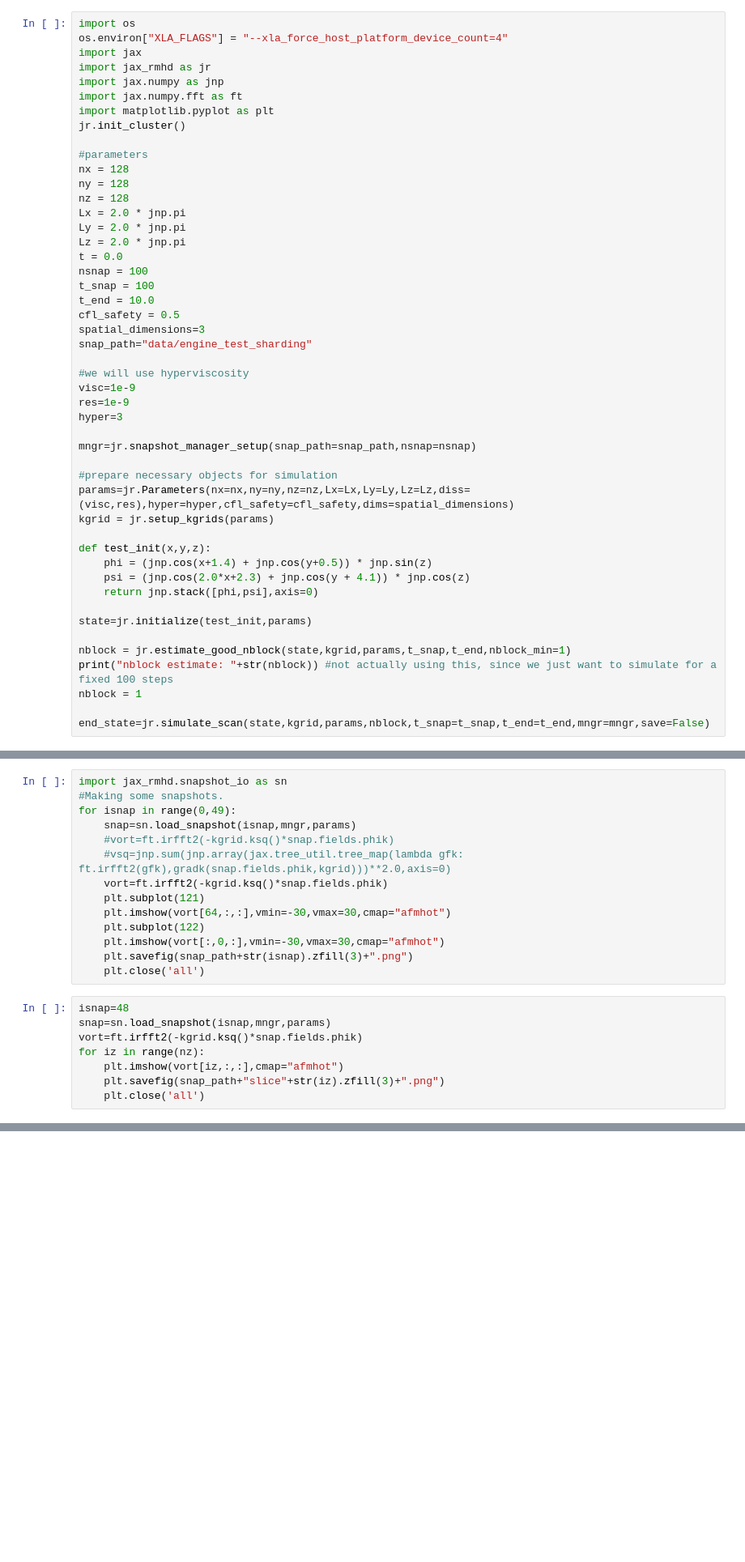
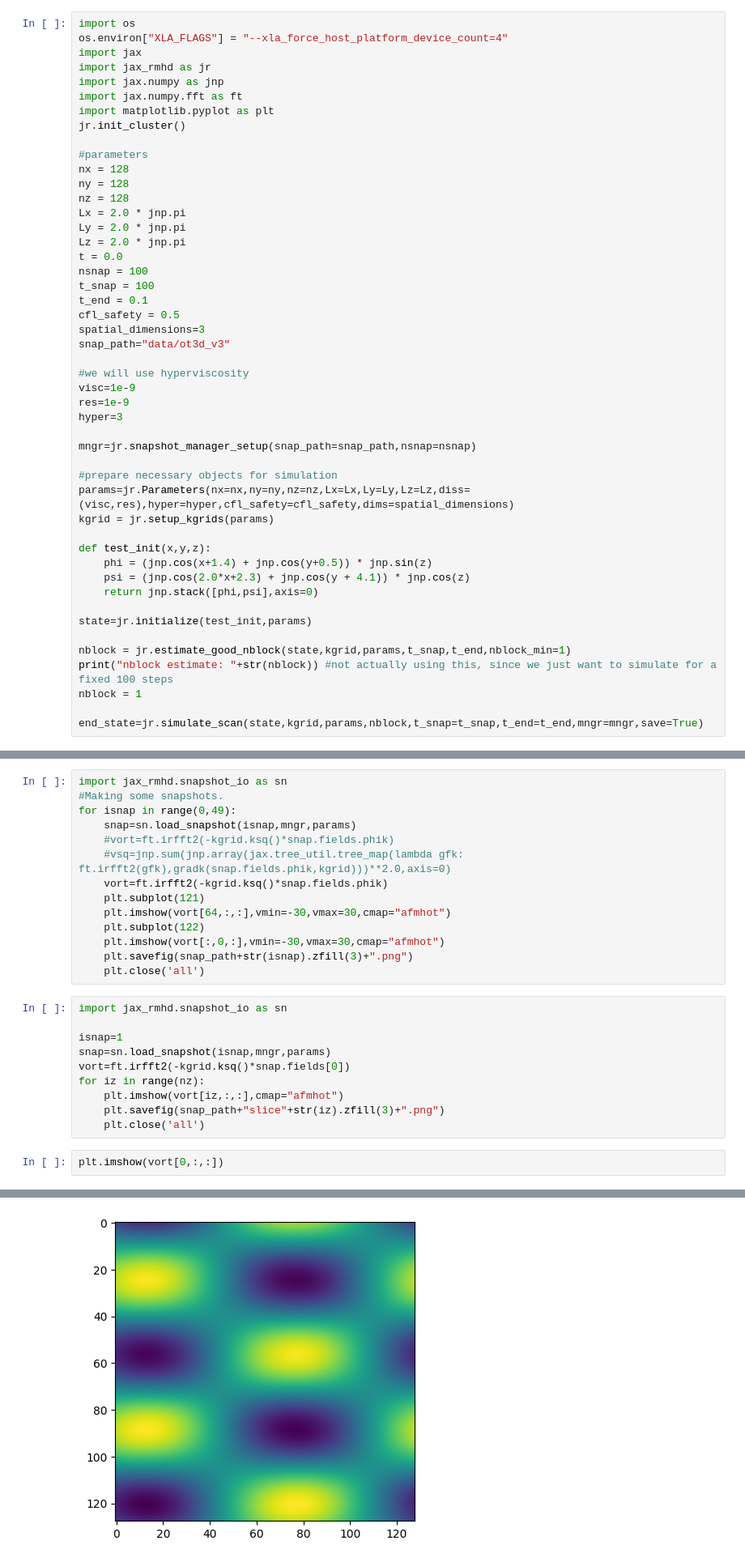
Before and after one commit to alfredmallet/jax_rmhd, a Jupyter notebook: examples/orzag-tang-3d.ipynb, the cells around one changed output, grey strips where cells are left out. Shown at 81% size. Saved outputs shown, nothing was run; the diff lists cells and outputs as text; blank space fills up the shorter version.

```diff
--- a/examples/orzag-tang-3d.ipynb
+++ b/examples/orzag-tang-3d.ipynb
@@ -18,10 +18,10 @@ Lz = 2.0 * jnp.pi
 t = 0.0
 nsnap = 100
 t_snap = 100
-t_end = 10.0
+t_end = 0.1
 cfl_safety = 0.5
 spatial_dimensions=3
-snap_path="data/engine_test_sharding"
+snap_path="data/ot3d_v3"
 
 #we will use hyperviscosity
 visc=1e-9
@@ -45,5 +45,5 @@ nblock = jr.estimate_good_nblock(state,kgrid,params,t_snap,t_end,nblock_min=1)
 print("nblock estimate: "+str(nblock)) #not actually using this, since we just want to simulate for a fixed 100 steps
 nblock = 1
 
-end_state=jr.simulate_scan(state,kgrid,params,nblock,t_snap=t_snap,t_end=t_end,mngr=mngr,save=False)
+end_state=jr.simulate_scan(state,kgrid,params,nblock,t_snap=t_snap,t_end=t_end,mngr=mngr,save=True)
 # %% [output]
@@ -66,10 +77,15 @@ for isnap in range(0,49):
     plt.savefig(snap_path+str(isnap).zfill(3)+".png")
     plt.close('all')
 # %%
-isnap=48
+import jax_rmhd.snapshot_io as sn
+
+isnap=1
 snap=sn.load_snapshot(isnap,mngr,params)
-vort=ft.irfft2(-kgrid.ksq()*snap.fields.phik)
+vort=ft.irfft2(-kgrid.ksq()*snap.fields[0])
 for iz in range(nz):
     plt.imshow(vort[iz,:,:],cmap="afmhot")
     plt.savefig(snap_path+"slice"+str(iz).zfill(3)+".png")
     plt.close('all')
+# %%
+plt.imshow(vort[0,:,:])
+# %% [output]
@@ -75,0 +93 @@ for iz in range(nz):
+[figure, added]
```
Also changed, not shown: parts of 2 cells of this notebook, 5 other files.
